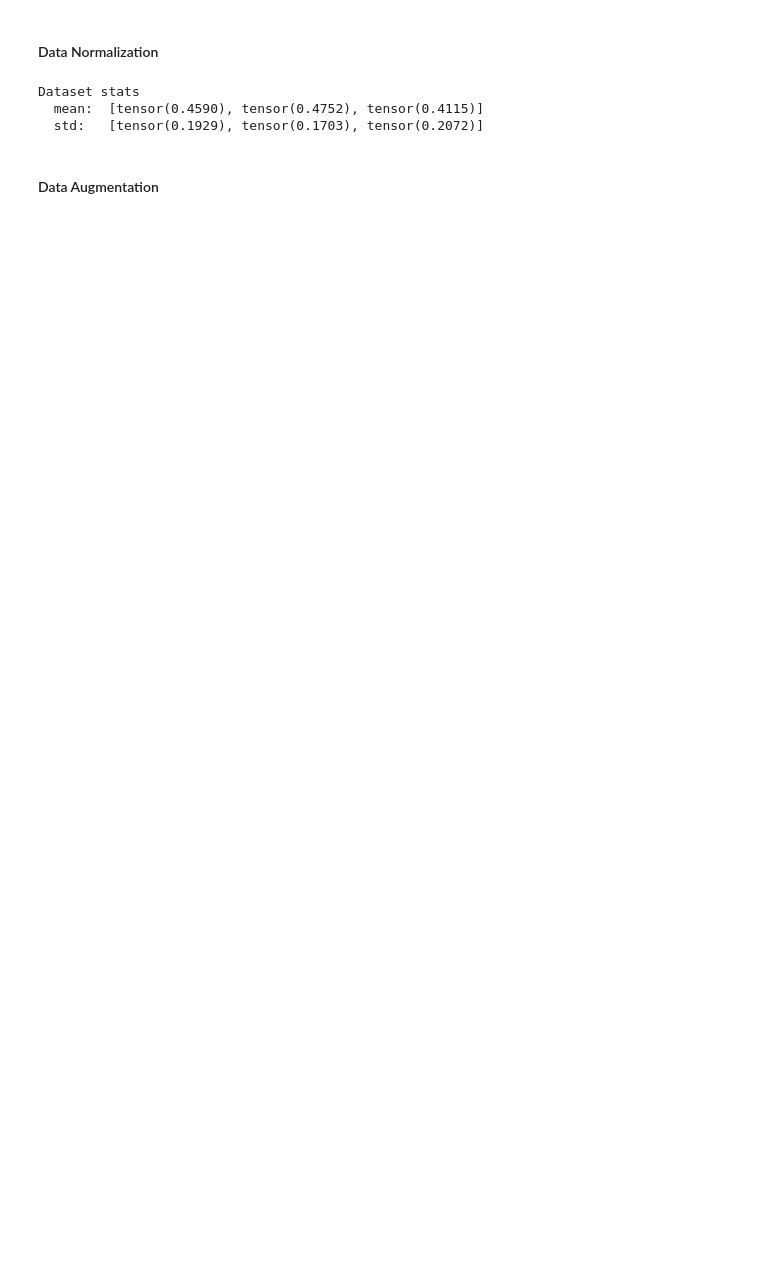
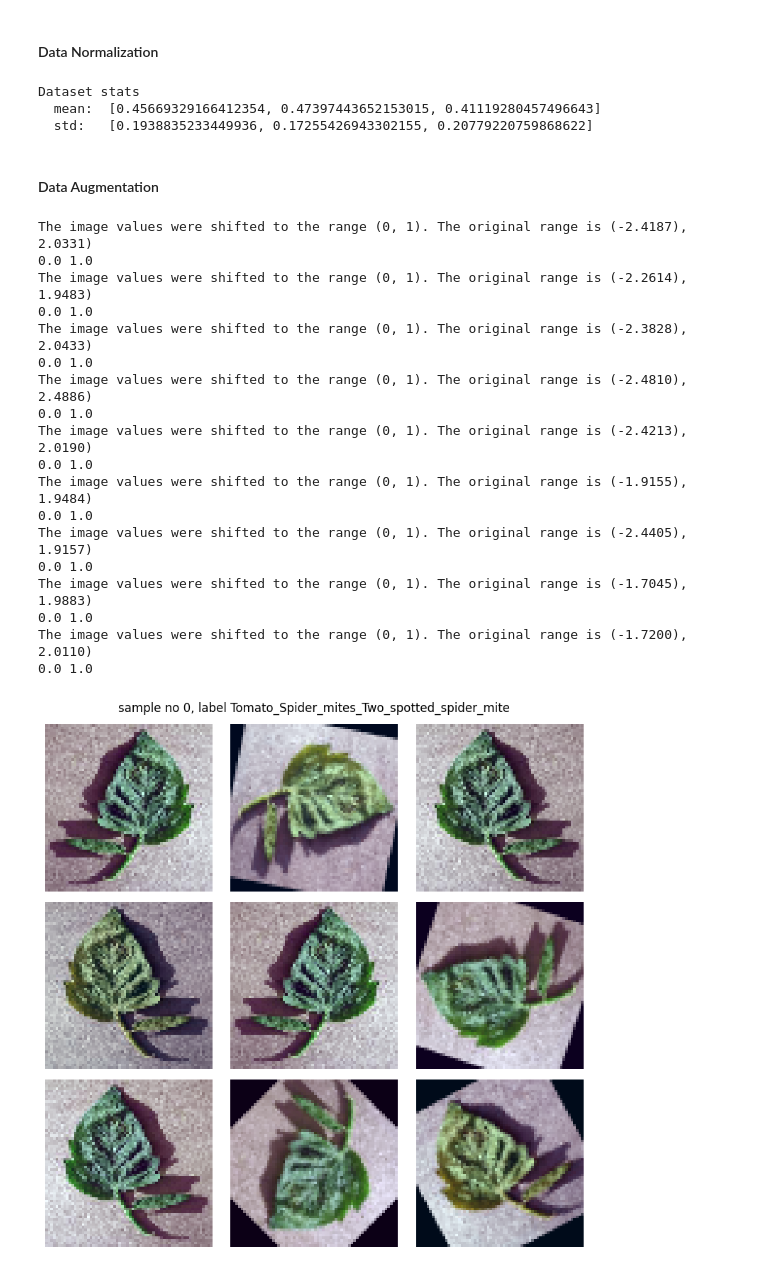
Before and after one commit to xrusnack/Plant-Doctor, a Jupyter notebook: plant_doctors.ipynb, the cells around one changed output. Saved outputs shown, nothing was run; the diff lists cells and outputs as text; code cells hidden in the pictures; blank space fills up the shorter version.

Commit message:
feat: show augmentations

```diff
--- a/plant_doctors.ipynb
+++ b/plant_doctors.ipynb
@@ -90,16 +91,17 @@ import torch
 
 
 def get_dataset_stats(ds):
-    all_pixels = torch.cat([img.unsqueeze(0) for img, _ in ds], dim=0)
-    ds_mean = all_pixels.mean(dim=[0, 2, 3])
-    ds_std = all_pixels.std(dim=[0, 2, 3])
+    images = torch.stack([im[0] for im in ds])
 
-    return list(ds_mean), list(ds_std)
+    ds_mean = images.mean(dim=(0, 2, 3))
+    ds_std = images.std(dim=(0, 2, 3))
+
+    return ds_mean.tolist(), ds_std.tolist()
 
 
 mean, std = get_dataset_stats(train)
 print(f'Dataset stats\n  mean:\t {mean}\n  std:\t {std}' )
 # %% [output]
 Dataset stats
-  mean:  [tensor(0.4590), tensor(0.4752), tensor(0.4115)]
-  std:   [tensor(0.1929), tensor(0.1703), tensor(0.2072)]
+  mean:  [0.45669329166412354, 0.47397443652153015, 0.41119280457496643]
+  std:   [0.1938835233449936, 0.17255426943302155, 0.20779220759868622]
@@ -106,5 +130,29 @@ Dataset stats
 # %% [markdown]
 #### Data Augmentation
+# %%
+def show_augmentations(ds, idx, n_samples=3):
+    figure = plt.figure(figsize=(8, 8))
+
+    cols, rows = n_samples, n_samples
+    sample_img, label = ds[idx]
+
+    for i in range(1, cols * rows + 1):
+        img, _ = ds[idx]
+
+        img_np = img.permute(1, 2, 0).cpu().detach().numpy()
+
+        if img_np.min() < 0 or img_np.max() > 1:
+
+            print(f'The image values were shifted to the range (0, 1). The original range is ({img.min():.04f}), {img.max():.04f})')
+            img_np = (img_np - img_np.min()) / (img_np.max() - img_np.min())
+            print(img_np.min(), img_np.max())
+        figure.add_subplot(rows, cols, i)
+        plt.axis("off")
+        plt.imshow(img_np)
+
+    plt.suptitle(f'sample no {idx}, label {label}')
+    plt.tight_layout()
+    plt.show()
 # %%
 import albumentations as A
 from albumentations.pytorch import ToTensorV2
@@ -118,6 +166,7 @@ train_transform = A.Compose([
     A.Normalize(
         mean=mean,
         std=std,
+        normalization="image_per_channel"
     ),
     ToTensorV2()
 ])
@@ -131,9 +180,31 @@ valid_transform = A.Compose([
     ToTensorV2()
 ])
 
-train = Data(train, label_map, train_transform)
-valid = Data(valid, label_map, valid_transform)
-test = Data(test, label_map)
+train = Data(train_df[:500], label_map, train_transform)
+valid = Data(valid_df[:500], label_map, valid_transform)
+test = Data(test_df[:500], label_map)
+# %%
+show_augmentations(train, 0)
+# %% [output]
+The image values were shifted to the range (0, 1). The original range is (-2.4187), 2.0331)
+0.0 1.0
+The image values were shifted to the range (0, 1). The original range is (-2.2614), 1.9483)
+0.0 1.0
+The image values were shifted to the range (0, 1). The original range is (-2.3828), 2.0433)
+0.0 1.0
+The image values were shifted to the range (0, 1). The original range is (-2.4810), 2.4886)
+0.0 1.0
+The image values were shifted to the range (0, 1). The original range is (-2.4213), 2.0190)
+0.0 1.0
+The image values were shifted to the range (0, 1). The original range is (-1.9155), 1.9484)
+0.0 1.0
+The image values were shifted to the range (0, 1). The original range is (-2.4405), 1.9157)
+0.0 1.0
+The image values were shifted to the range (0, 1). The original range is (-1.7045), 1.9883)
+0.0 1.0
+The image values were shifted to the range (0, 1). The original range is (-1.7200), 2.0110)
+0.0 1.0
+[figure, added]
 # %%
 from torch.utils.data import WeightedRandomSampler
 from torch.utils.data import DataLoader
```
Also changed, not shown: parts of 4 cells of this notebook.
